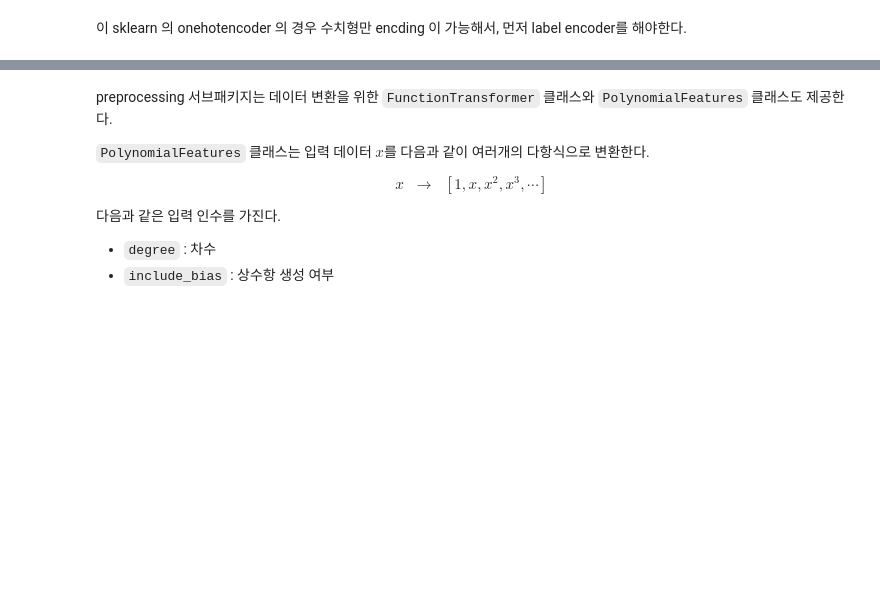
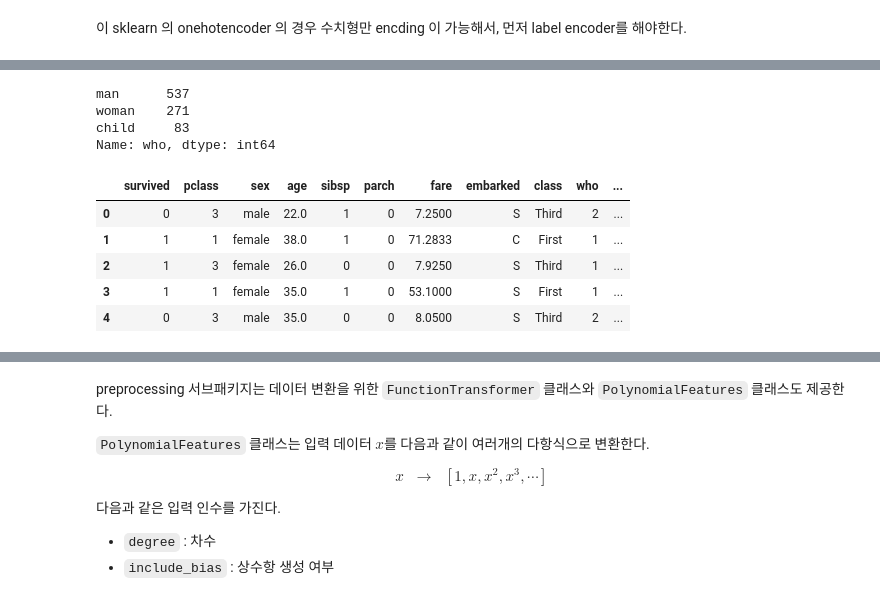
Before and after one commit to hana-dool/Data_Processing, a Jupyter notebook: [Scaling,Transfrom].ipynb, the cells around one changed output, grey strips where cells are left out. Cells and saved outputs as stored; diff of their text form; code cells hidden in the pictures; blank space fills up the shorter version.

```diff
--- a/[Scaling,Transfrom].ipynb
+++ b/[Scaling,Transfrom].ipynb
@@ -467,0 +213,12 @@ pd.get_dummies(titanic['embark_town']) . head()
+# %%
+# 직접 변환기 만들기
+import pandas as pd
+from sklearn.preprocessing import LabelEncoder
+from sklearn.utils import column_or_1d
+
+class MyLabelEncoder(LabelEncoder):
+
+    def fit(self, y): #fit 의 method ovewriting
+        y = column_or_1d(y, warn=True)
+        self.classes_ = pd.Series(y).unique()
+        return self
@@ -467,0 +235,20 @@ pd.get_dummies(titanic['embark_town']) . head()
+# %%
+titanic['who'].value_counts()
+# %% [output]
+man      537
+woman    271
+child     83
+Name: who, dtype: int64
+# %%
+Encoder = MyLabelEncoder()
+Encoder.fit(['child', 'woman','man']) # fit mathod 를 오버라이팅 해서, encoding 의 순서를 매기는 과정이 하나 더 늘어난것이다!
+Encoder.classes_ # 와! 드디어 우리가 원하는 0,1,2 의 순서가 나온것을 볼 수 있다.
+titanic[['who']]=Encoder.transform(titanic[['who']]) # 이떄에는 fit_trainsform 을 하면 위에서 정한 fit 을 쓰지 않게 되므로 transform 만 해주어야 한다.
+titanic.head()
+# %% [output]
+|  | survived | pclass | sex | age | sibsp | parch | fare | embarked | class | who | ... |
+| 0 | 0 | 3 | male | 22.0 | 1 | 0 | 7.2500 | S | Third | 2 | ... |
+| 1 | 1 | 1 | female | 38.0 | 1 | 0 | 71.2833 | C | First | 1 | ... |
+| 2 | 1 | 3 | female | 26.0 | 0 | 0 | 7.9250 | S | Third | 1 | ... |
+| 3 | 1 | 1 | female | 35.0 | 1 | 0 | 53.1000 | S | First | 1 | ... |
+| 4 | 0 | 3 | male | 35.0 | 0 | 0 | 8.0500 | S | Third | 2 | ... |
```
Also changed, not shown: parts of 161 cells of this notebook, 2 other files.
